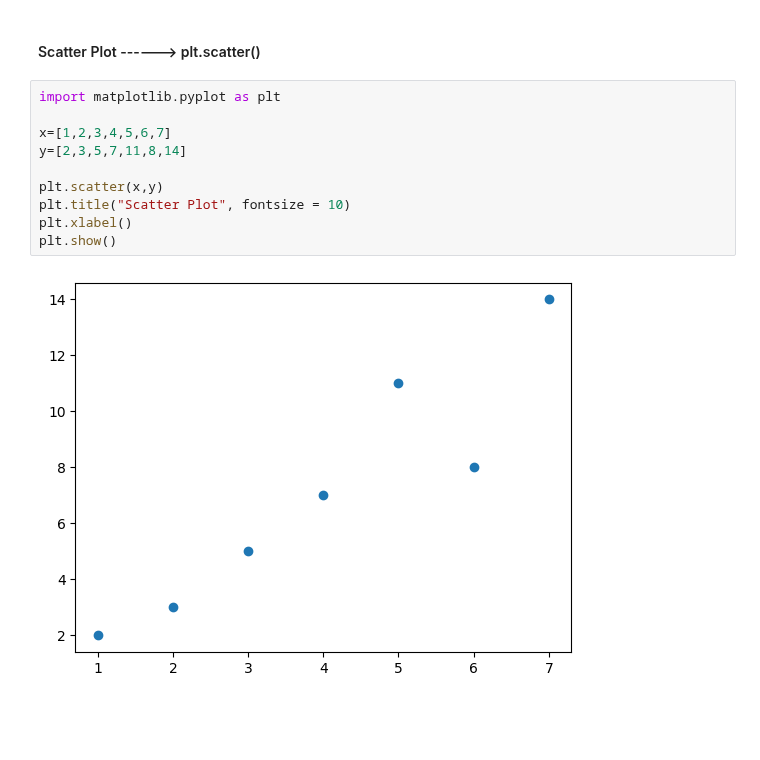
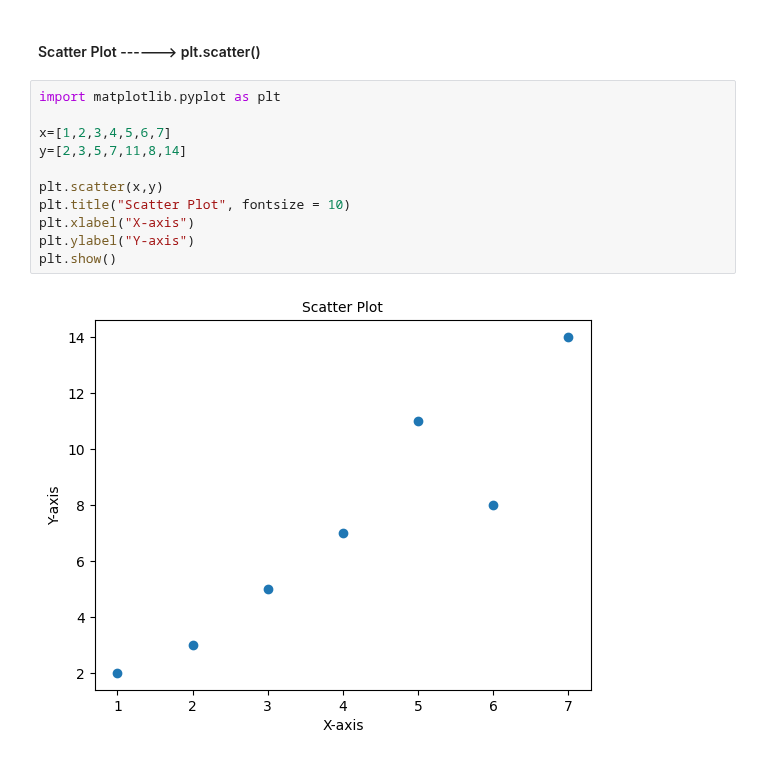
Before and after one commit to AnkitBhagat17/Data_Visualization, a Jupyter notebook: Matplotlib.ipynb, the cells around one changed output. Drawn from its saved outputs; the diff is of its cells as text; blank space fills up the shorter version.

```diff
--- a/Matplotlib.ipynb
+++ b/Matplotlib.ipynb
@@ -40,12 +40,13 @@ plt.show()
 # %%
 import matplotlib.pyplot as plt
 
 x=[1,2,3,4,5,6,7]
 y=[2,3,5,7,11,8,14]
 
 plt.scatter(x,y)
 plt.title("Scatter Plot", fontsize = 10)
-plt.xlabel()
+plt.xlabel("X-axis")
+plt.ylabel("Y-axis")
 plt.show()
 # %% [output]
-[figure, old version]
+[figure, new version]
```
Also changed, not shown: 1 other file.
